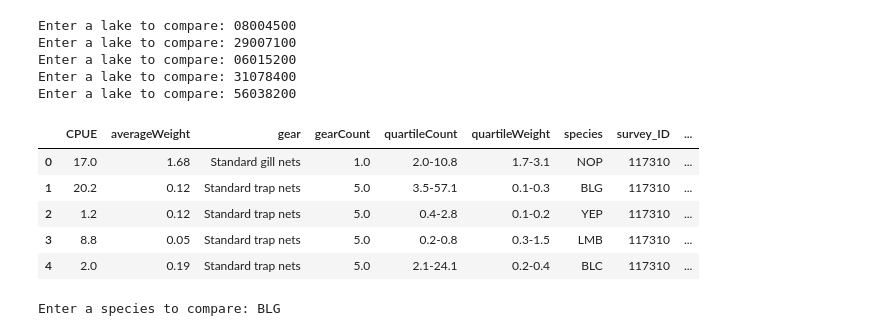
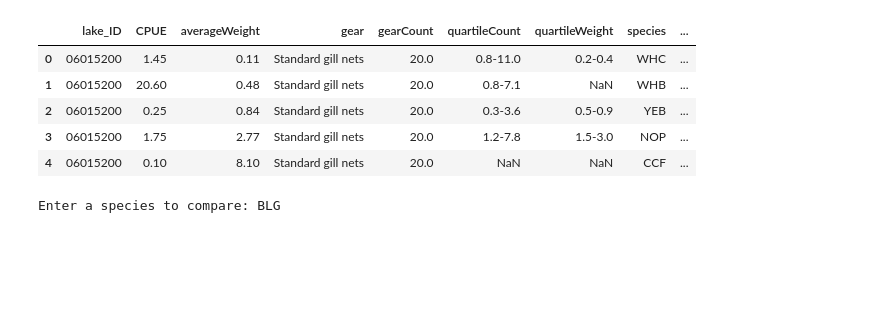
Before and after one commit to lwunderl/Minnesota-Fish-Explorer, a Jupyter notebook: Fish_Survey/fish_analysis.ipynb, the cells around one changed output. Drawn from its saved outputs; the diff is of its cells as text; code cells hidden in the pictures; blank space fills up the shorter version.

```diff
--- a/Fish_Survey/fish_analysis.ipynb
+++ b/Fish_Survey/fish_analysis.ipynb
@@ -4,30 +4,18 @@ import matplotlib.pyplot as plt
 import scipy.stats as st
 import numpy as np
 # %%
-lake1 = input("Enter a lake to compare: ")
-lake2 = input("Enter a lake to compare: ")
-lake3 = input("Enter a lake to compare: ")
-lake4 = input("Enter a lake to compare: ")
-lake5 = input("Enter a lake to compare: ")
+lakes = ["06015200","29007100","31078400","56038200","08004500"]
-# %% [output]
-Enter a lake to compare: 08004500
-Enter a lake to compare: 29007100
-Enter a lake to compare: 06015200
-Enter a lake to compare: 31078400
-Enter a lake to compare: 56038200
 # %%
-lake1_df = pd.read_csv(f"Resources/{lake1}_catch.csv")
-lake2_df = pd.read_csv(f"Resources/{lake2}_catch.csv")
-lake3_df = pd.read_csv(f"Resources/{lake3}_catch.csv")
-lake4_df = pd.read_csv(f"Resources/{lake4}_catch.csv")
-lake5_df = pd.read_csv(f"Resources/{lake5}_catch.csv")
+lakes_data = [pd.read_csv(f"Resources/{x}_catch.csv",converters={"lake_ID": str}) for x in lakes]
 # %%
-lake1_df.head()
+lakes_df = pd.concat(lakes_data)
+lakes_df["survey_date"] = pd.to_datetime(lakes_df["survey_date"],format="%Y-%m-%d")
+lakes_df.head()
 # %% [output]
-|  | CPUE | averageWeight | gear | gearCount | quartileCount | quartileWeight | species | survey_ID | ... |
-| 0 | 17.0 | 1.68 | Standard gill nets | 1.0 | 2.0-10.8 | 1.7-3.1 | NOP | 117310 | ... |
-| 1 | 20.2 | 0.12 | Standard trap nets | 5.0 | 3.5-57.1 | 0.1-0.3 | BLG | 117310 | ... |
-| 2 | 1.2 | 0.12 | Standard trap nets | 5.0 | 0.4-2.8 | 0.1-0.2 | YEP | 117310 | ... |
-| 3 | 8.8 | 0.05 | Standard trap nets | 5.0 | 0.2-0.8 | 0.3-1.5 | LMB | 117310 | ... |
-| 4 | 2.0 | 0.19 | Standard trap nets | 5.0 | 2.1-24.1 | 0.2-0.4 | BLC | 117310 | ... |
+|  | lake_ID | CPUE | averageWeight | gear | gearCount | quartileCount | quartileWeight | species | ... |
+| 0 | 06015200 | 1.45 | 0.11 | Standard gill nets | 20.0 | 0.8-11.0 | 0.2-0.4 | WHC | ... |
+| 1 | 06015200 | 20.60 | 0.48 | Standard gill nets | 20.0 | 0.8-7.1 | NaN | WHB | ... |
+| 2 | 06015200 | 0.25 | 0.84 | Standard gill nets | 20.0 | 0.3-3.6 | 0.5-0.9 | YEB | ... |
+| 3 | 06015200 | 1.75 | 2.77 | Standard gill nets | 20.0 | 1.2-7.8 | 1.5-3.0 | NOP | ... |
+| 4 | 06015200 | 0.10 | 8.10 | Standard gill nets | 20.0 | NaN | NaN | CCF | ... |
 # %%
```
Also changed, not shown: parts of 9 cells of this notebook, 11 other files.
